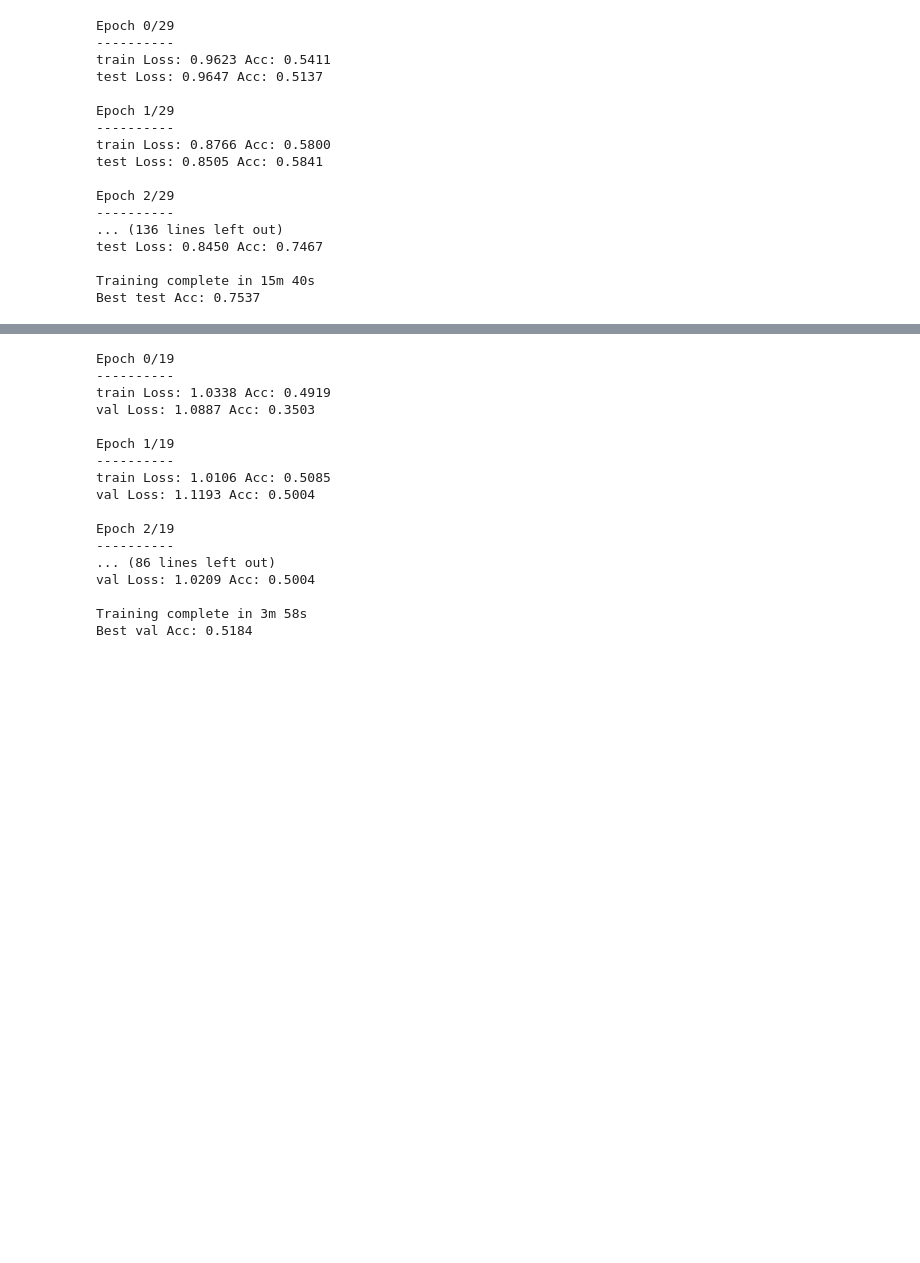
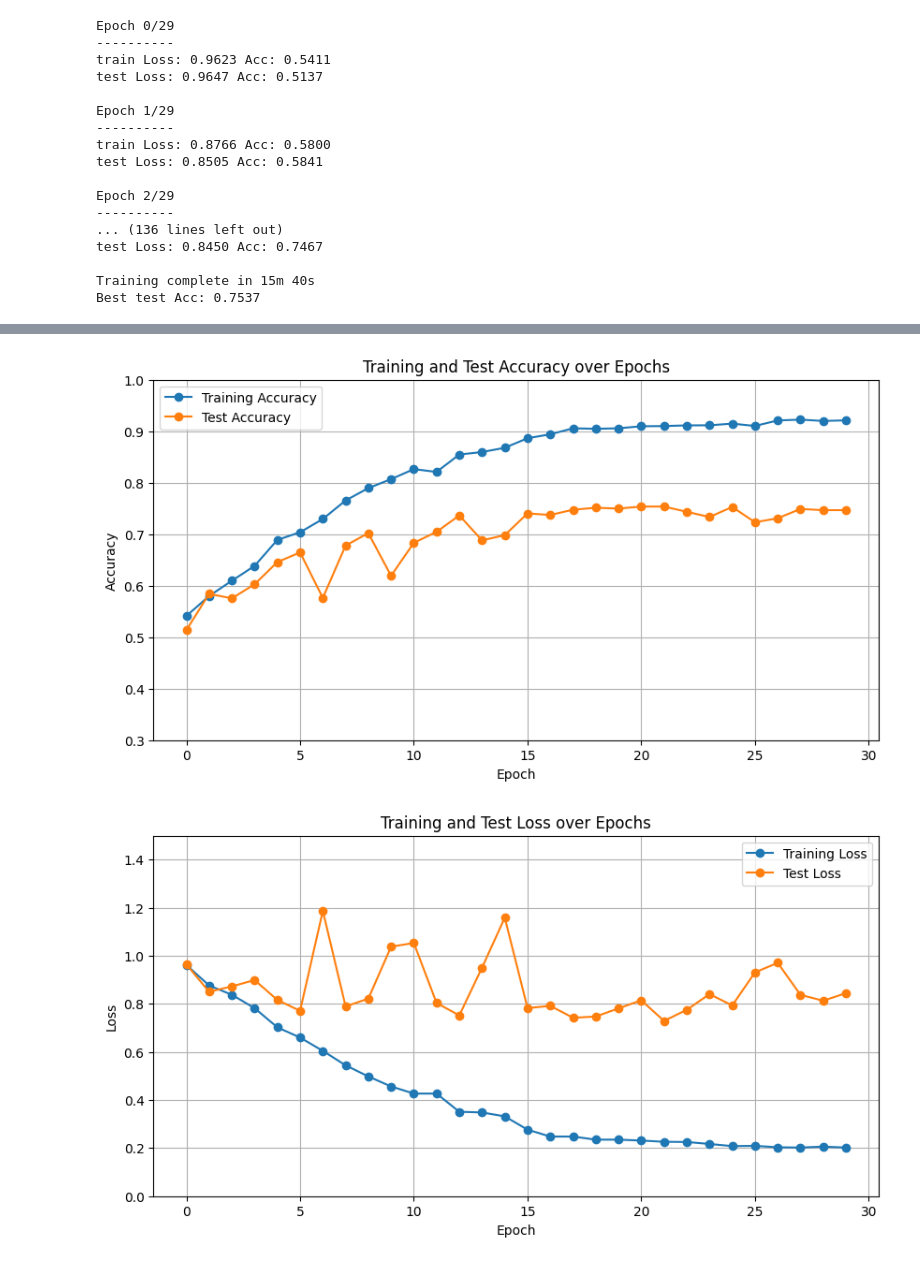
Before and after one commit to jamesz102/Enhanced-Alzheimer-s-Disease-Detection-Model, a Jupyter notebook: ds301_project.ipynb, the cells around one changed output, grey strips where cells are left out. Cells and saved outputs as stored; diff of their text form; code cells hidden in the pictures; blank space fills up the shorter version.

```diff
--- a/ds301_project.ipynb
+++ b/ds301_project.ipynb
@@ -963,23 +799,32 @@ model = nn.Sequential(
-# %%
-criterion = nn.CrossEntropyLoss()
-optimizer = optim.SGD(model.parameters(), lr=0.001, momentum=0.9)
-scheduler = StepLR(optimizer, step_size=15, gamma=0.1)
-model = train_model(model, criterion, optimizer, scheduler, train_loader, val_loader, num_epochs=20)
-# %% [output]
-Epoch 0/19
-----------
-train Loss: 1.0338 Acc: 0.4919
-val Loss: 1.0887 Acc: 0.3503
-
-Epoch 1/19
-----------
-train Loss: 1.0106 Acc: 0.5085
-val Loss: 1.1193 Acc: 0.5004
-
-Epoch 2/19
-----------
-... (86 lines left out)
-val Loss: 1.0209 Acc: 0.5004
-
-Training complete in 3m 58s
-Best val Acc: 0.5184
+# %%
+import matplotlib.pyplot as plt
+epochs = list(range(0, 30))
+train_accuracy = [0.5411, 0.5800, 0.6096, 0.6385, 0.6889, 0.7038, 0.7295, 0.7655, 0.7895, 0.8069, 0.8264, 0.8209, 0.8547, 0.8596, 0.8678, 0.8864, 0.8940, 0.9057, 0.9047, 0.9057, 0.9096, 0.9100, 0.9113, 0.9115, 0.9147, 0.9102, 0.9209, 0.9225, 0.9199, 0.9211]
+test_accuracy = [0.5137, 0.5841, 0.5754, 0.6028, 0.6458, 0.6646, 0.5762, 0.6779, 0.7021, 0.6192, 0.6833, 0.7045, 0.7365, 0.6880, 0.6982, 0.7404, 0.7373, 0.7475, 0.7514, 0.7498, 0.7537, 0.7537, 0.7435, 0.7334, 0.7529, 0.7232, 0.7310, 0.7490, 0.7467, 0.7467]
+train_loss = [0.9623, 0.8766, 0.8382, 0.7823, 0.7026, 0.6600, 0.6045, 0.5446, 0.4982, 0.4565, 0.4270, 0.4269, 0.3512, 0.3483, 0.3320, 0.2767, 0.2480, 0.2481, 0.2352, 0.2353, 0.2314, 0.2263, 0.2254, 0.2172, 0.2082, 0.2094, 0.2034, 0.2023, 0.2062, 0.2022]
+test_loss = [0.9647, 0.8505, 0.8731, 0.8993, 0.8165, 0.7712, 1.1874, 0.7896, 0.8219, 1.0380, 1.0538, 0.8041, 0.7521, 0.9511, 1.1589, 0.7827, 0.7920, 0.7424, 0.7476, 0.7815, 0.8151, 0.7294, 0.7753, 0.8409, 0.7937, 0.9312, 0.9710, 0.8378, 0.8133, 0.8450]
+
+plt.figure(figsize=(10, 5))
+plt.plot(epochs, train_accuracy, marker='o', label='Training Accuracy')
+plt.plot(epochs, test_accuracy, marker='o', label='Test Accuracy')
+plt.title('Training and Test Accuracy over Epochs')
+plt.xlabel('Epoch')
+plt.ylabel('Accuracy')
+plt.ylim(0.3, 1)
+plt.grid(True)
+plt.legend()
+plt.show()
+
+plt.figure(figsize=(10, 5))
+plt.plot(epochs, train_loss, marker='o', label='Training Loss')
+plt.plot(epochs, test_loss, marker='o', label='Test Loss')
+plt.title('Training and Test Loss over Epochs')
+plt.xlabel('Epoch')
+plt.ylabel('Loss')
+plt.ylim(0, 1.5)
+plt.grid(True)
+plt.legend()
+plt.show()
+# %% [output]
+[figure, added]
+[figure, added]
```
Also changed, not shown: parts of 19 cells of this notebook.
